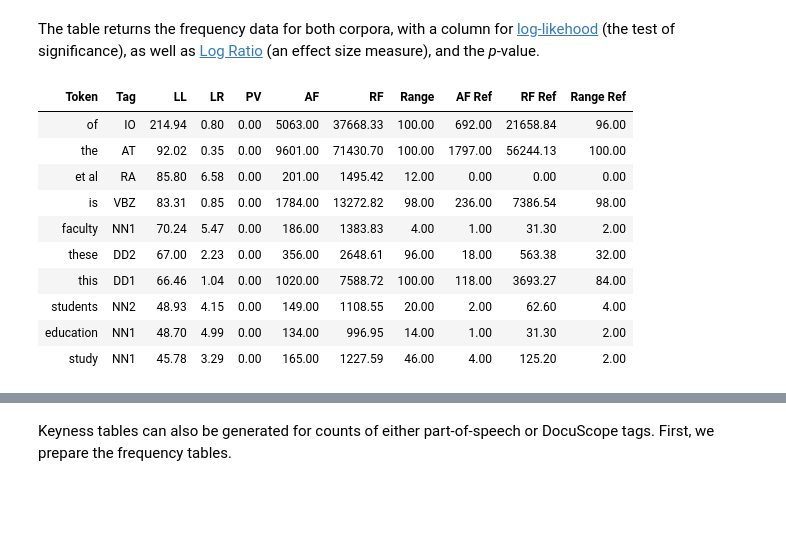
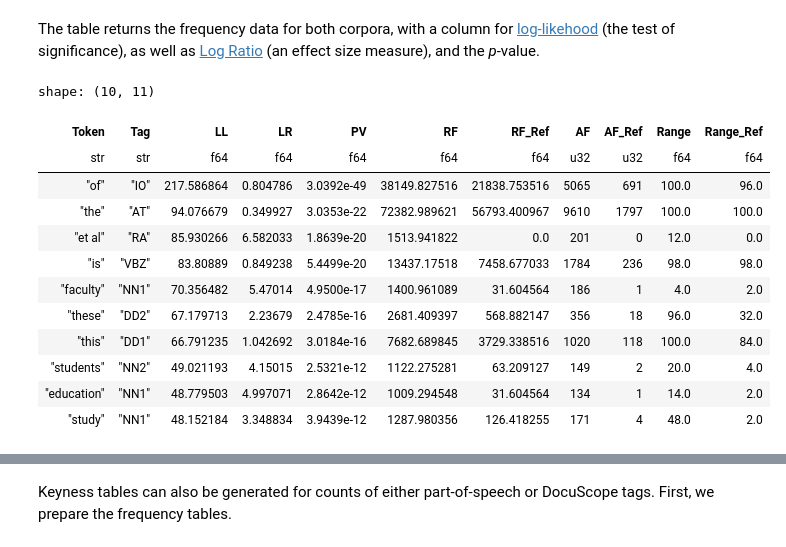
Before and after one commit to browndw/docuscospacy, a Jupyter notebook: docs/source/corpus_analysis.ipynb, the cells around one changed output, grey strips where cells are left out. Saved outputs shown, nothing was run; the diff lists cells and outputs as text; code cells hidden in the pictures; blank space fills up the shorter version.

```diff
--- a/docs/source/corpus_analysis.ipynb
+++ b/docs/source/corpus_analysis.ipynb
@@ -114,0 +87,2 @@ list(tp.values())[1][:9]
+# %%
+ds_tokens = ds.docuscope_parse(ds_corpus, nlp_model=nlp, n_process=4)
@@ -629,6 +674,6 @@ Be sure to process target and reference corpora in precisely the same way prior
 
 </div>
 # %%
-%%time
-corp_ref = Corpus.from_folder('data/ref_corpus', spacy_instance=nlp, raw_preproc=pre_process, spacy_token_attrs=['tag', 'ent_iob', 'ent_type', 'is_punct'])
+corp_ref = ds.corpus_from_folder('data/ref_corpus')
+ref_tokens = ds.docuscope_parse(corp_ref, nlp_model=nlp, n_process=4)
 # %% [output]
@@ -660,24 +684,26 @@ Finally, we will use `frequency_table` to generate 2 tables, both normalized by
 # %%
-wc_target = frequency_table(tp, non_punct)
-wc_ref = frequency_table(tp_ref, ref_nonpunct)
+wc_target = ds.frequency_table(ds_tokens)
+wc_ref = ds.frequency_table(ref_tokens)
 # %% [markdown]
 To generate a table of key words, we will use `keyness_table`, which takes both our target and reference frequency tables. An arguement can also be set for using the Yates correction by setting the `correct` argument to 'True'. Here will leave the default, which is for no correction.
 # %%
-kw = keyness_table(wc_target, wc_ref)
+kw = ds.keyness_table(wc_target, wc_ref)
 # %% [markdown]
 The table returns the frequency data for both corpora, with a column for [log-likehood](https://ucrel.lancs.ac.uk/llwizard.html) (the test of significance), as well as [Log Ratio](http://cass.lancs.ac.uk/log-ratio-an-informal-introduction/) (an effect size measure), and the *p*-value.
 # %%
-kw.head(10).style.hide(axis='index').format(precision=2)
+kw.head(10)
 # %% [output]
+shape: (10, 11)
-| Token | Tag | LL | LR | PV | AF | RF | Range | AF Ref | RF Ref | Range Ref |
-| of | IO | 214.94 | 0.80 | 0.00 | 5063.00 | 37668.33 | 100.00 | 692.00 | 21658.84 | 96.00 |
-| the | AT | 92.02 | 0.35 | 0.00 | 9601.00 | 71430.70 | 100.00 | 1797.00 | 56244.13 | 100.00 |
-| et al | RA | 85.80 | 6.58 | 0.00 | 201.00 | 1495.42 | 12.00 | 0.00 | 0.00 | 0.00 |
-| is | VBZ | 83.31 | 0.85 | 0.00 | 1784.00 | 13272.82 | 98.00 | 236.00 | 7386.54 | 98.00 |
-| faculty | NN1 | 70.24 | 5.47 | 0.00 | 186.00 | 1383.83 | 4.00 | 1.00 | 31.30 | 2.00 |
-| these | DD2 | 67.00 | 2.23 | 0.00 | 356.00 | 2648.61 | 96.00 | 18.00 | 563.38 | 32.00 |
-| this | DD1 | 66.46 | 1.04 | 0.00 | 1020.00 | 7588.72 | 100.00 | 118.00 | 3693.27 | 84.00 |
-| students | NN2 | 48.93 | 4.15 | 0.00 | 149.00 | 1108.55 | 20.00 | 2.00 | 62.60 | 4.00 |
-| education | NN1 | 48.70 | 4.99 | 0.00 | 134.00 | 996.95 | 14.00 | 1.00 | 31.30 | 2.00 |
-| study | NN1 | 45.78 | 3.29 | 0.00 | 165.00 | 1227.59 | 46.00 | 4.00 | 125.20 | 2.00 |
+| Token | Tag | LL | LR | PV | RF | RF_Ref | AF | AF_Ref | Range | Range_Ref |
+| str | str | f64 | f64 | f64 | f64 | f64 | u32 | u32 | f64 | f64 |
+| "of" | "IO" | 217.586864 | 0.804786 | 3.0392e-49 | 38149.827516 | 21838.753516 | 5065 | 691 | 100.0 | 96.0 |
+| "the" | "AT" | 94.076679 | 0.349927 | 3.0353e-22 | 72382.989621 | 56793.400967 | 9610 | 1797 | 100.0 | 100.0 |
+| "et al" | "RA" | 85.930266 | 6.582033 | 1.8639e-20 | 1513.941822 | 0.0 | 201 | 0 | 12.0 | 0.0 |
+| "is" | "VBZ" | 83.80889 | 0.849238 | 5.4499e-20 | 13437.17518 | 7458.677033 | 1784 | 236 | 98.0 | 98.0 |
+| "faculty" | "NN1" | 70.356482 | 5.47014 | 4.9500e-17 | 1400.961089 | 31.604564 | 186 | 1 | 4.0 | 2.0 |
+| "these" | "DD2" | 67.179713 | 2.23679 | 2.4785e-16 | 2681.409397 | 568.882147 | 356 | 18 | 96.0 | 32.0 |
+| "this" | "DD1" | 66.791235 | 1.042692 | 3.0184e-16 | 7682.689845 | 3729.338516 | 1020 | 118 | 100.0 | 84.0 |
+| "students" | "NN2" | 49.021193 | 4.15015 | 2.5321e-12 | 1122.275281 | 63.209127 | 149 | 2 | 20.0 | 4.0 |
+| "education" | "NN1" | 48.779503 | 4.997071 | 2.8642e-12 | 1009.294548 | 31.604564 | 134 | 1 | 14.0 | 2.0 |
+| "study" | "NN1" | 48.152184 | 3.348834 | 3.9439e-12 | 1287.980356 | 126.418255 | 171 | 4 | 48.0 | 2.0 |
 # %% [markdown]
```
Also changed, not shown: parts of 133 cells of this notebook, 6 other files.
